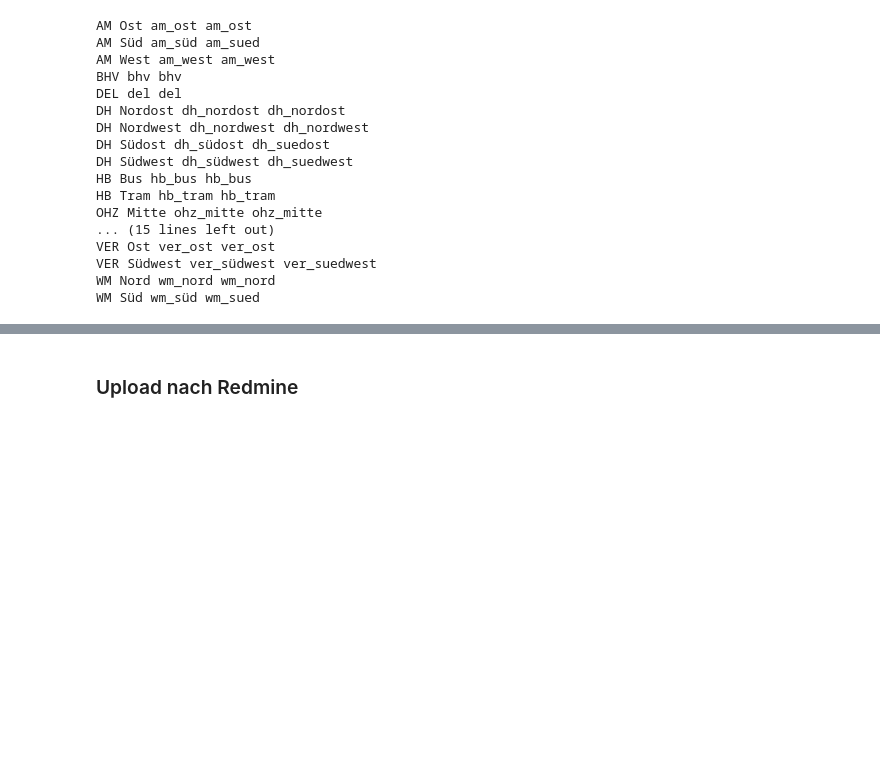
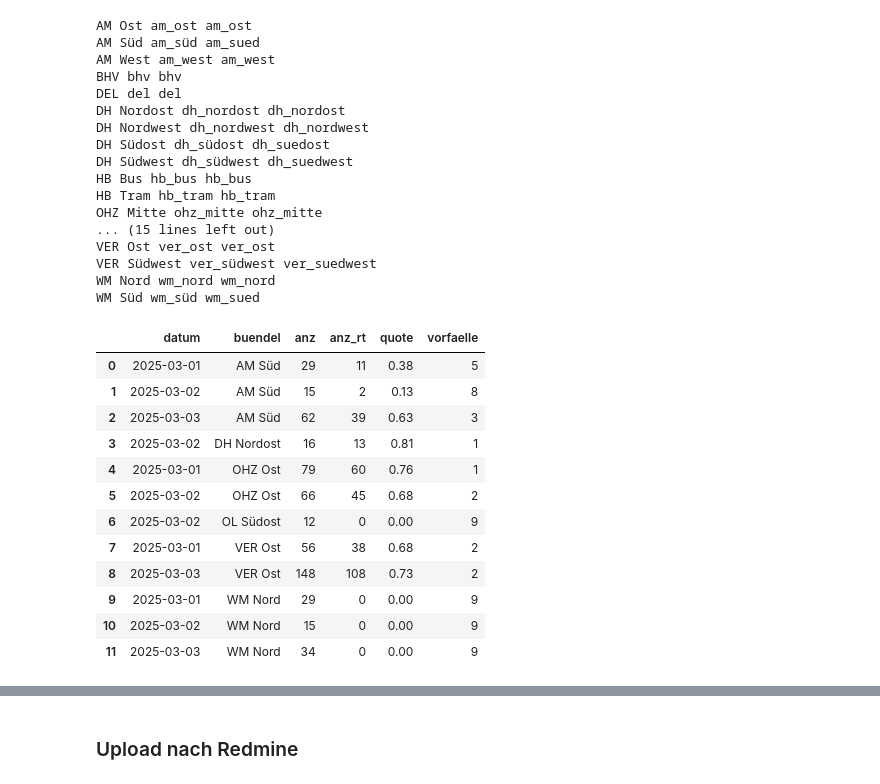
Before and after one commit to zvbn-code/rt2, a Jupyter notebook: rt_auswertung_parquet.ipynb, the cells around one changed output, grey strips where cells are left out. Drawn from its saved outputs; the diff is of its cells as text; code cells hidden in the pictures; blank space fills up the shorter version.

Commit message:
übersicht alle buendel

```diff
--- a/rt_auswertung_parquet.ipynb
+++ b/rt_auswertung_parquet.ipynb
@@ -964,3 +923,54 @@ VER Ost ver_ost ver_ost
 VER Südwest ver_südwest ver_suedwest
 WM Nord wm_nord wm_nord
 WM Süd wm_süd wm_sued
+# %%
+def stat_monat(monat_rel):
+
+    sql = f"""
+    select *,
+             case
+        when quote >= 0.85 then 0
+        -- Quote greift es bei kleiner 0.85 und begrenzt auf Anzahl der Fahrten
+        when (quote < 0.85)  and (floor((0.95 - quote) * 10) > anz) then anz
+        when (quote < 0.85)  and (floor((0.95 - quote) * 10) <= anz) then floor((0.95 - quote) * 10)::int
+        else 0
+        end as vorfaelle from
+    (select datum, buendel,  count(*) as anz,
+                count(*) filter (realtimeHasEverBeenReported ) as anz_rt ,
+                round(anz_rt / anz, 2) as quote
+                from
+
+        (select f.datum, l.ebene, l.buendel, f.vu, f.fnr, f.fahrtstartstationname,
+        f.fahrtendstationname, f.lineshort, f.lineid_short, f.hasrealtime,
+        f.journey_cancelled, f.reported_cancelled, f.ts_reported_cancelled,
+        f.realtimeHasEverBeenReported
+        from fahrten f
+        left outer join linien l on f.lineid_short = l.dlid
+
+        where year(f.datum) = year(date_trunc('month', current_date) - interval '{monat_rel} month' )
+        and month(f.datum) = month(date_trunc('month', current_date) - interval '{monat_rel} month' )
+        and ebene in ('1+', '1', '2'))
+
+        group by all
+        order by buendel, datum)
+
+    where quote < 0.85
+
+    """
+    return sql
+# %%
+rt.cursor.sql(stat_monat(0)).df()
+# %% [output]
+|  | datum | buendel | anz | anz_rt | quote | vorfaelle |
+| 0 | 2025-03-01 | AM Süd | 29 | 11 | 0.38 | 5 |
+| 1 | 2025-03-02 | AM Süd | 15 | 2 | 0.13 | 8 |
+| 2 | 2025-03-03 | AM Süd | 62 | 39 | 0.63 | 3 |
+| 3 | 2025-03-02 | DH Nordost | 16 | 13 | 0.81 | 1 |
+| 4 | 2025-03-01 | OHZ Ost | 79 | 60 | 0.76 | 1 |
+| 5 | 2025-03-02 | OHZ Ost | 66 | 45 | 0.68 | 2 |
+| 6 | 2025-03-02 | OL Südost | 12 | 0 | 0.00 | 9 |
+| 7 | 2025-03-01 | VER Ost | 56 | 38 | 0.68 | 2 |
+| 8 | 2025-03-03 | VER Ost | 148 | 108 | 0.73 | 2 |
+| 9 | 2025-03-01 | WM Nord | 29 | 0 | 0.00 | 9 |
+| 10 | 2025-03-02 | WM Nord | 15 | 0 | 0.00 | 9 |
+| 11 | 2025-03-03 | WM Nord | 34 | 0 | 0.00 | 9 |
```
Also changed, not shown: parts of 15 cells of this notebook, 1 other file.
